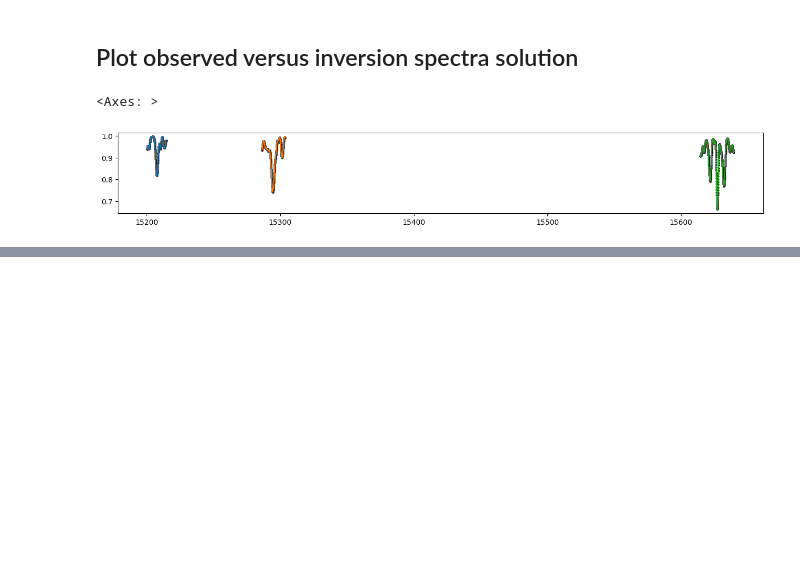
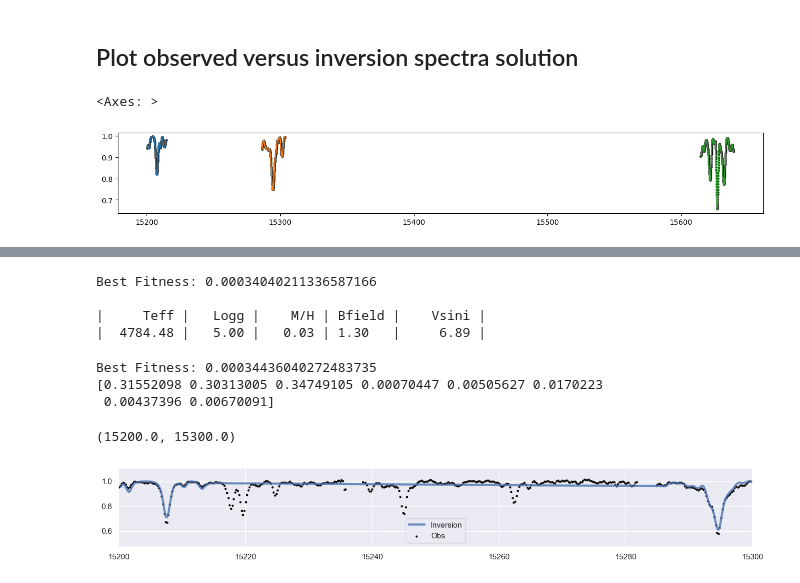
Before and after one commit to JoanRaygoza/H-MagNet-example, a Jupyter notebook: example.ipynb, the cells around one changed output, grey strips where cells are left out. Drawn from its saved outputs; the diff is of its cells as text; code cells hidden in the pictures; blank space fills up the shorter version.

```diff
--- a/example.ipynb
+++ b/example.ipynb
@@ -13,7 +13,7 @@ config(jobs=8)
 # %% [markdown]
 # Synthetize spectra
 # %%
-net = HMagNet("tiny")
+net = HMagNet("large")
 
 # teff, logg, mh, bfield, vsini
 x = np.array([3587.42, 3.33, 0.15, 3.6, 14.52])
@@ -194,0 +199,28 @@ sns.scatterplot(x=net.get_wavelength(), y=inv_spectra, s=10, linewidth=0.1, colo
+# %%
+data = np.genfromtxt('example_observed_spectra.txt')
+wl = data[:, 0]
+flux = data[:, 1]
+# %%
+# free all parameters
+solution, inv_spectra, fitness = net.inversion(flux, wl, n_particles=1024, iters=50, tol=1, min_wlp=4, verbose=0)
+# %% [output]
+Best Fitness: 0.00034040211336587166
+
+|     Teff |   Logg |    M/H | Bfield |    Vsini |
+|  4784.48 |   5.00 |   0.03 | 1.30   |     6.89 |
+# %%
+# filling factor inversion
+solution, inv_spectra, fitness = net.mag_filling_factor_inversion(flux, wl, n_particles=1024, iters=50, fixed_teff=4789.21, fixed_logg=5.00, fixed_mh=0.03, fixed_vsini=7.40, fixed_bfields=[0,1,2,4,6,8,10,12], tol=1, min_wlp=4, verbose=0)
+# %% [output]
+Best Fitness: 0.00034436040272483735
+[0.31552098 0.30313005 0.34749105 0.00070447 0.00505627 0.0170223
+ 0.00437396 0.00670091]
+# %%
+wl_synth = net.get_wavelength()
+fig, ax = plt.subplots(figsize=(16, 2))
+ax = sns.lineplot(x=wl_synth, y=inv_spectra, legend=False, linewidth=3, linestyle='-', alpha=0.8, ax=ax, label='Inversion')
+ax = sns.scatterplot(x=wl, y=flux, s=10, linewidth=0.1, color='black', ax=ax, label='Obs')
+plt.xlim(15200,15300)
+# %% [output]
+(15200.0, 15300.0)
+[figure, added]
```
Also changed, not shown: parts of 10 cells of this notebook, 2 other files.
